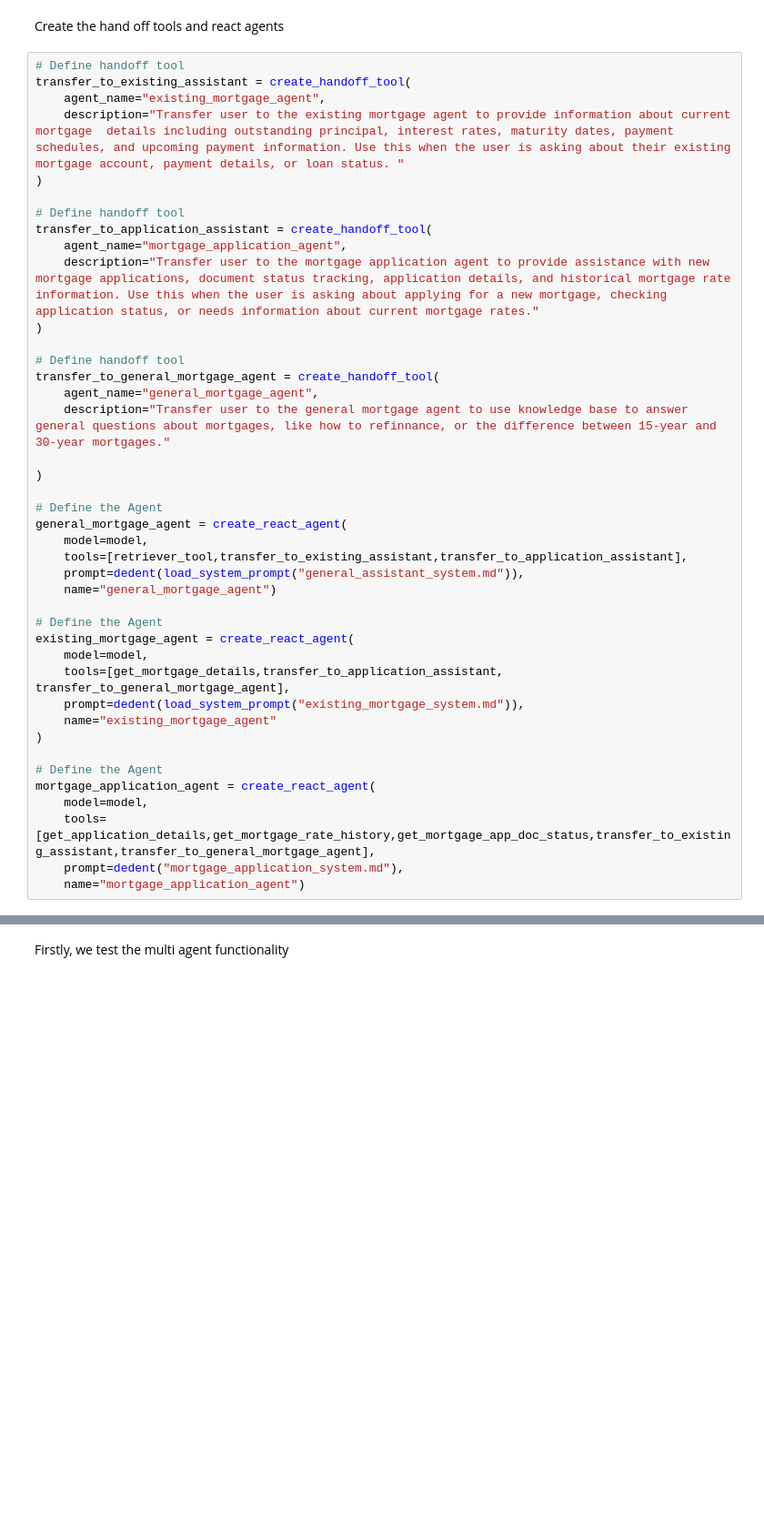
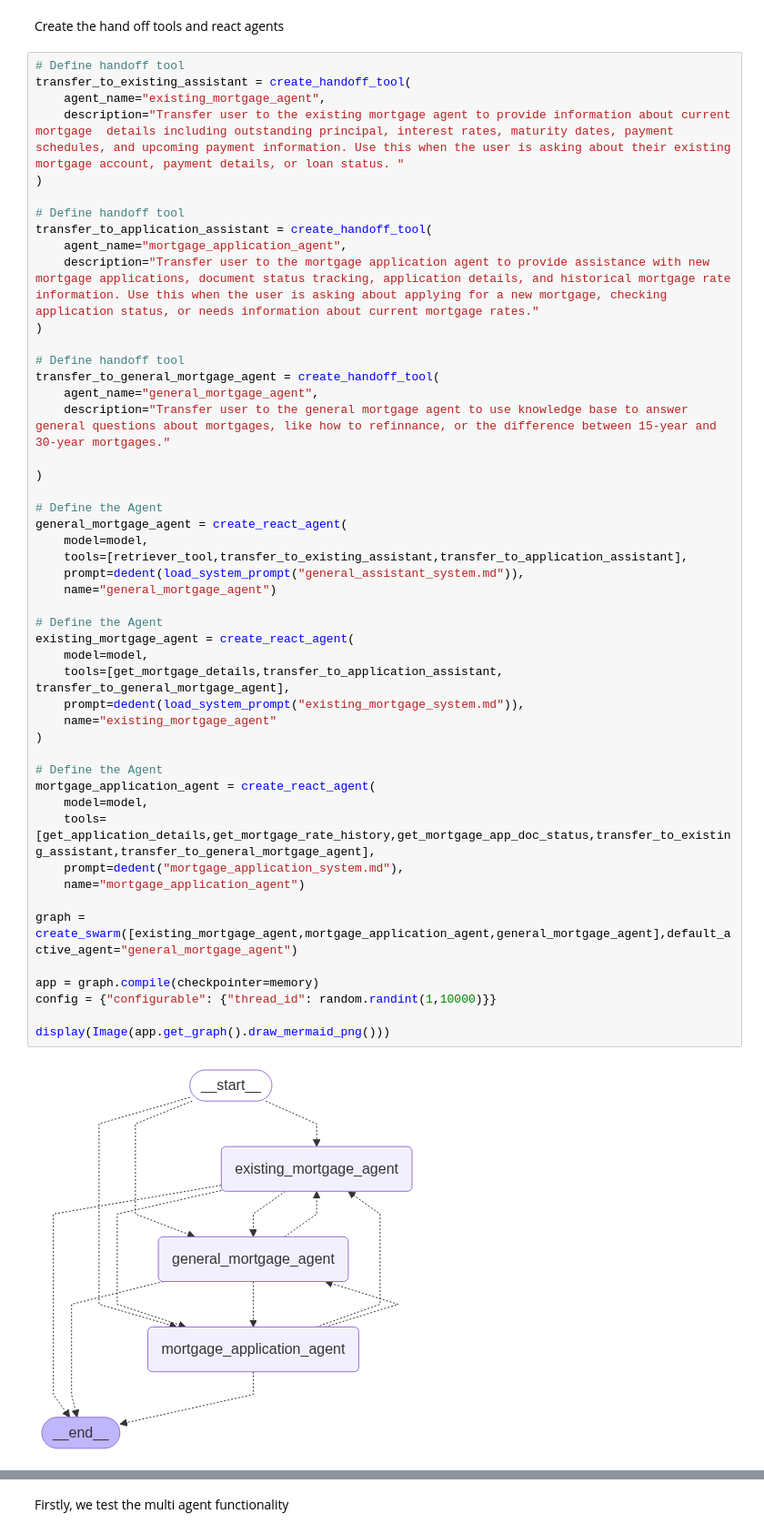
Before and after one commit to qiixiangg/sample-building-agentic-ai-applications-on-aws, a Jupyter notebook: Mortgage_Assistant/5_langraph-multi-agent/04-langgraph-mcp-client.ipynb, the cells around one changed output, grey strips where cells are left out. Shown: that part at 91% size. Cells and saved outputs as stored; diff of their text form; blank space fills up the shorter version.

```diff
--- a/Mortgage_Assistant/5_langraph-multi-agent/04-langgraph-mcp-client.ipynb
+++ b/Mortgage_Assistant/5_langraph-multi-agent/04-langgraph-mcp-client.ipynb
@@ -278,30 +317,39 @@ transfer_to_application_assistant = create_handoff_tool(
 )
 
 # Define handoff tool
 transfer_to_general_mortgage_agent = create_handoff_tool(
     agent_name="general_mortgage_agent",
     description="Transfer user to the general mortgage agent to use knowledge base to answer general questions about mortgages, like how to refinnance, or the difference between 15-year and 30-year mortgages."
 
 )
 
 # Define the Agent
 general_mortgage_agent = create_react_agent(
     model=model,
     tools=[retriever_tool,transfer_to_existing_assistant,transfer_to_application_assistant],
     prompt=dedent(load_system_prompt("general_assistant_system.md")),
     name="general_mortgage_agent")
 
 # Define the Agent
 existing_mortgage_agent = create_react_agent(
     model=model,
     tools=[get_mortgage_details,transfer_to_application_assistant, transfer_to_general_mortgage_agent],
     prompt=dedent(load_system_prompt("existing_mortgage_system.md")),
     name="existing_mortgage_agent"
 )
 
 # Define the Agent
 mortgage_application_agent = create_react_agent(
     model=model,
     tools=[get_application_details,get_mortgage_rate_history,get_mortgage_app_doc_status,transfer_to_existing_assistant,transfer_to_general_mortgage_agent],
     prompt=dedent("mortgage_application_system.md"),
     name="mortgage_application_agent")
+
+graph = create_swarm([existing_mortgage_agent,mortgage_application_agent,general_mortgage_agent],default_active_agent="general_mortgage_agent")
+
+app = graph.compile(checkpointer=memory)
+config = {"configurable": {"thread_id": random.randint(1,10000)}}
+
+display(Image(app.get_graph().draw_mermaid_png()))
+# %% [output]
+[figure, added]
```
Also changed, not shown: parts of 18 cells of this notebook.
